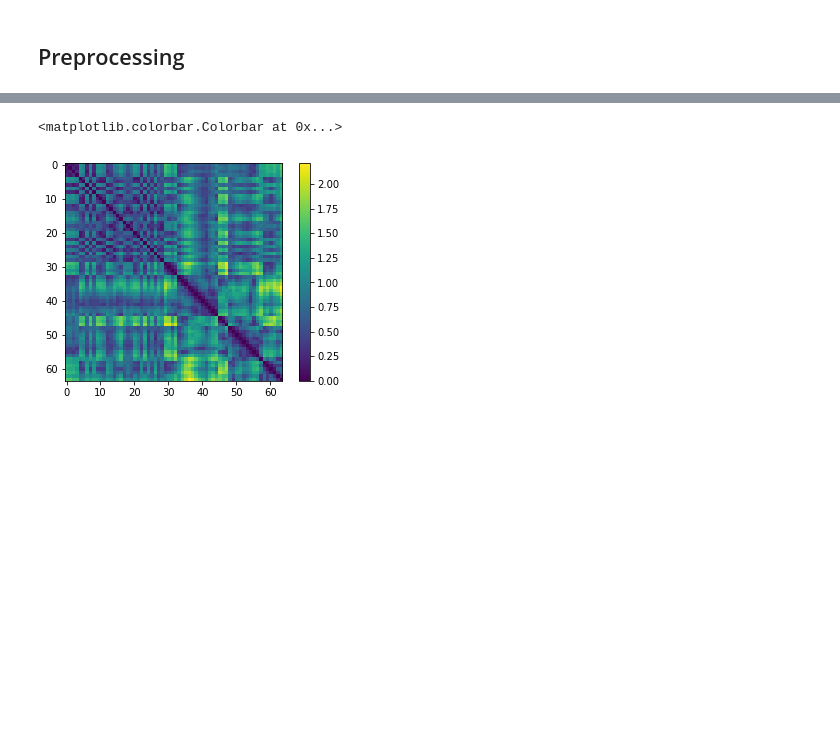
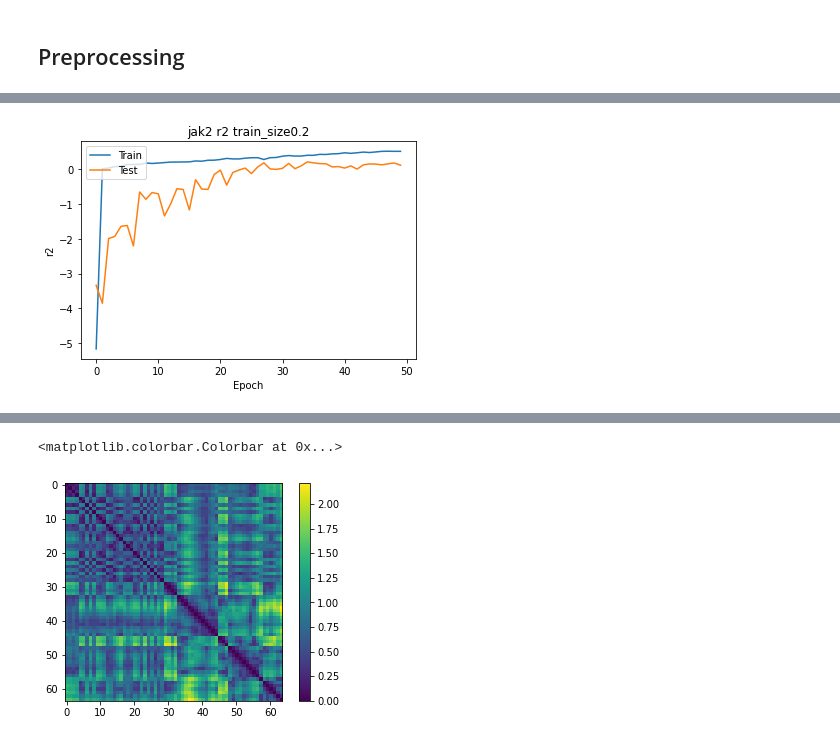
Before and after one commit to shahashka/ml-fragment, a Jupyter notebook: run_notebook.ipynb, the cells around one changed output, grey strips where cells are left out. Drawn from its saved outputs; the diff is of its cells as text; code cells hidden in the pictures; blank space fills up the shorter version.

```diff
--- a/run_notebook.ipynb
+++ b/run_notebook.ipynb
@@ -341,0 +476,97 @@ def maker_w_strings(data):
+# %%
+train_size=[0.2,0.5,0.8]
+r2_list = []
+pearson_list=[]
+loss = []
+for t in train_size:
+    X_train, X_test, y_train, y_test = train_test_split(images_jak2, docks, train_size=t,
+                                                             shuffle=True)
+
+    # plot train/test split
+#     plt.hist(y_train, alpha=0.5, label='train')
+#     plt.hist(y_test,alpha=1, label='test')
+#     plt.legend()
+#     plt.show()
+
+    # model stuff
+    dr = 0.1
+
+    model = Sequential()
+    model.add(Conv2D(3, kernel_size=(6, 6),
+                     activation='relu',
+                     input_shape=(64,64,2)))
+    # model.add(MaxPooling2D(pool_size=(2,2)))
+    # model.add(Dropout(dr))
+
+    model.add(Conv2D(32, (3, 3), activation='relu'))
+    model.add(MaxPooling2D(pool_size=(2,2)))
+    model.add(Dropout(dr))
+
+    model.add(Conv2D(32, (3, 3), activation='relu'))
+    model.add(MaxPooling2D(pool_size=(2,2)))
+    model.add(Dropout(dr))
+
+    # model.add(Conv2D(32, (3, 3), activation='relu'))
+    # model.add(MaxPooling2D(pool_size=(2,2)))
+
+    # model.add(Dropout(dr))
+
+    # model.add(Conv2D(32, (3, 3), activation='relu'))
+    # model.add(MaxPooling2D(pool_size=(2,2)))
+
+    # model.add(Dropout(dr))
+
+    model.add(Flatten())
+    #     model.add(Dense(128, activation='relu'))
+    #     model.add(Dense(64, activation='relu'))
+    model.add(Dropout(dr))
+    model.add(Dense(64, activation='relu'))
+    # model.add(Dropout(dr))
+    model.add(Dense(1))
+
+    model.compile(loss=tf.keras.losses.mean_squared_error,
+                  optimizer=tf.keras.optimizers.Adam(lr=1e-3),
+                  metrics=['mean_squared_error', r2_keras])
+    history = model.fit(X_train, y_train,
+              batch_size=64,
+              epochs=50,
+              verbose=1,
+              validation_data=(X_test, y_test))
+
+    # Plot training & validation loss values
+    plt.plot(history.history['r2_keras'])
+    plt.plot(history.history['val_r2_keras'])
+    plt.title('jak2 r2 train_size{}'.format(t))
+    plt.ylabel('r2')
+    plt.xlabel('Epoch')
+    plt.legend(['Train', 'Test'], loc='upper left')
+    plt.show()
+
+    plt.plot(history.history['loss'])
+    plt.plot(history.history['val_loss'])
+    plt.title('jak2 loss train_size{}'.format(t))
+    plt.ylabel('mse')
+
+    plt.xlabel('Epoch')
+    plt.legend(['Train', 'Test'], loc='upper left')
+    plt.show()
+
+    y_pred = model.predict(X_test)
+    y_pred_inv = scaler.inverse_transform(y_pred)
+    y_test_inv = scaler.inverse_transform(y_test.reshape(-1,1))
+
+    r2_list.append(r2_score(y_test_inv, y_pred_inv))
+    pearson_list.append(pearsonr(y_test_inv.flatten(),y_pred_inv.flatten()))
+    loss.append( mean_squared_error(y_test_inv, y_pred_inv))
+    print("r2", r2_score(y_test_inv, y_pred_inv))
+    print("pearson", pearsonr(y_test_inv.flatten(),y_pred_inv.flatten()))
+    print("spearman", spearmanr(y_test_inv.flatten(),y_pred_inv.flatten()))
+    print("MSE actual", mean_squared_error(y_test_inv, y_pred_inv))
+
+    plt.hist(y_test_inv, alpha=0.5, label="test")
+    plt.hist(y_pred_inv,alpha=0.5, label="pred")
+    plt.legend()
+    plt.savefig("train_size_{}.png".format(t))
+    plt.show()
+    plt.clf()
+# %% [output]
@@ -341,0 +590 @@ def maker_w_strings(data):
+[figure, added]
```
Also changed, not shown: parts of 20 cells of this notebook, 2 other files.
